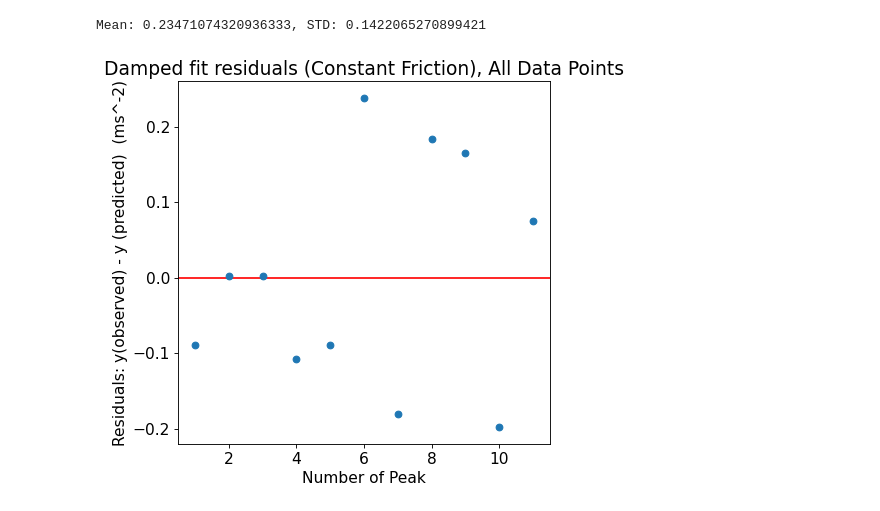
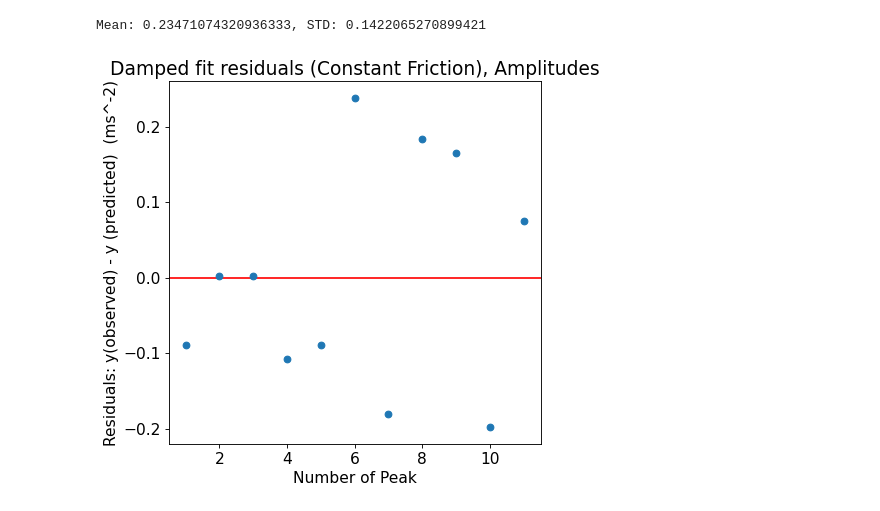
Before and after one commit to mito-funatsu/5bl-t1, a Jupyter notebook: Part 3 Fit 3- Damped Harmonic Oscillator.ipynb, the cells around one changed output. Saved outputs shown, nothing was run; the diff lists cells and outputs as text; code cells hidden in the pictures.

```diff
--- a/Part 3 Fit 3- Damped Harmonic Oscillator.ipynb
+++ b/Part 3 Fit 3- Damped Harmonic Oscillator.ipynb
@@ -271,19 +271,19 @@ Mean: 0.23471074320936333, STD: 0.1422065270899421
 # %%
 # Residuals plot of change in amplitude
 residual = delta_A - mean_delta_A
 
 # Sets figure size etc.
 fig2=plt.figure(figsize=(6, 6), dpi= 80, facecolor='w', edgecolor='k')
 plt.rcParams.update({'font.size': '14'})
 
 # Residuals
 plt.errorbar(np.arange(1, len(residual) + 1), residual, fmt='o')
 plt.axhline(color='r') # 0 line for reference
 
 # Axes label and title
-plt.title("Damped fit residuals (Constant Friction), All Data Points")
+plt.title("Damped fit residuals (Constant Friction), Amplitudes")
 plt.xlabel("Number of Peak")
 plt.ylabel("Residuals: y(observed) - y (predicted)  (ms^-2)")
 plt.show()
 # %% [output]
-[figure, old version]
+[figure, new version]
```
